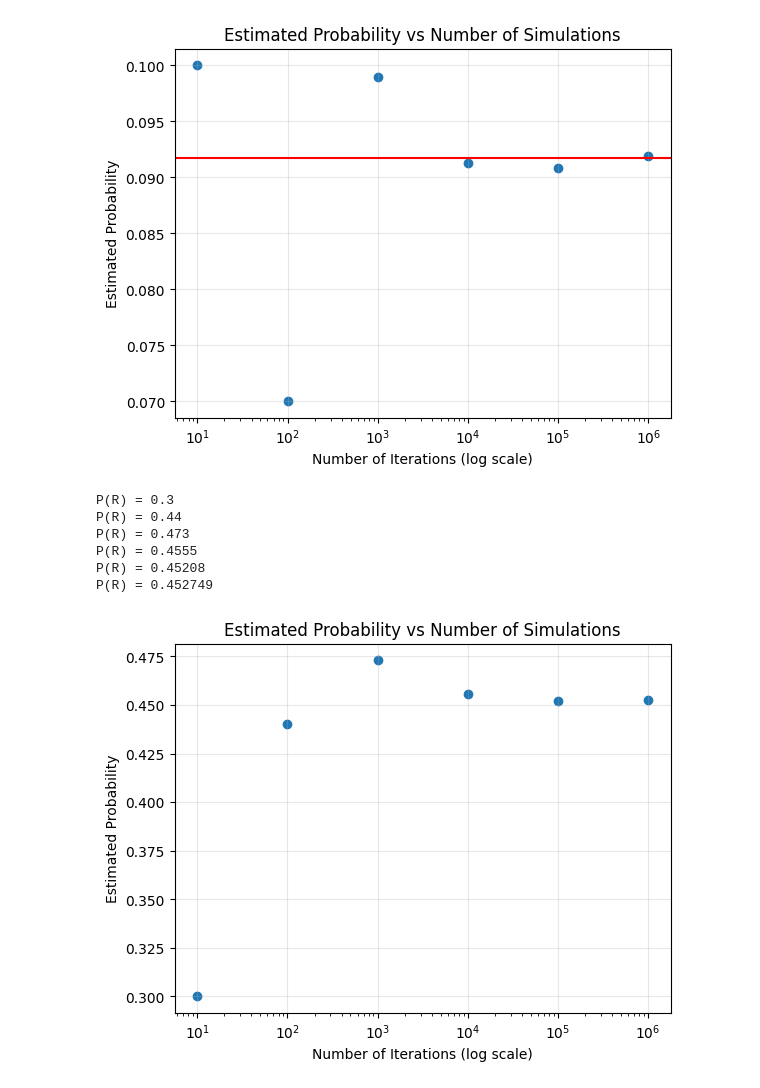
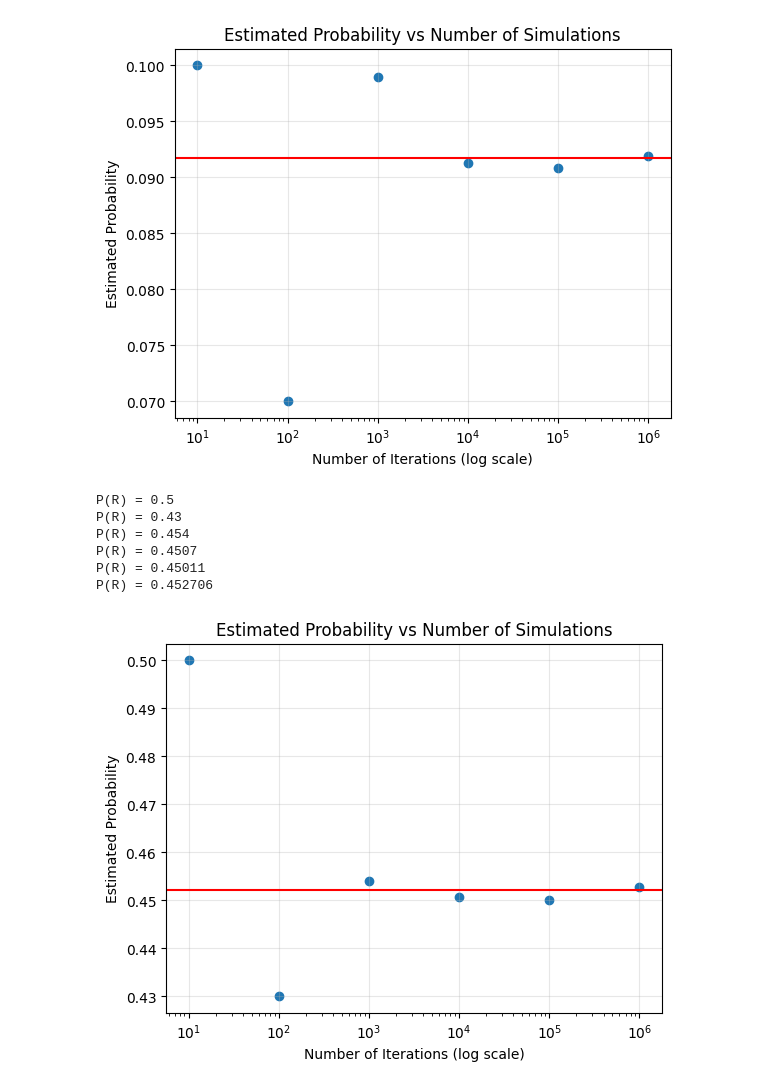
Before and after one commit to Kymapo/OR760, a Jupyter notebook: OR760 HW1.ipynb, the cells around one changed output. Drawn from its saved outputs; the diff is of its cells as text; code cells hidden in the pictures.

Commit message:
P5 Plots

```diff
--- a/OR760 HW1.ipynb
+++ b/OR760 HW1.ipynb
@@ -123,32 +125,32 @@ P(R) = 0.091871
 # %%
 sims = [10**i for i in range(1, 7)]  # 10, 100, 1000, 10000, 100000, 1000000
 probabilities = []
 for i in range(len(sims)):
     fail_count = 0
     for sim in range(sims[i]):
         item, fail = two_stage_screen(0.5)
         if fail:
             fail_count += 1
             #print(f"Item: {item}, Failed screening: {fail}")
 
     probabilities.append(fail_count / sims[i])
     print(f"P(R) = {fail_count / sims[i]}")
 
 # Plotting estimated probabilities vs number of iterations
 plt.figure(1)
 plt.scatter(sims, probabilities)
-#plt.axhline(y=0.09169, color='r', label='Analytical P(R)')
+plt.axhline(y=0.45205, color='r', label='Analytical P(R)') # Calculated analytically
 plt.xscale('log')
 plt.xlabel('Number of Iterations (log scale)')
 plt.ylabel('Estimated Probability')
 plt.title('Estimated Probability vs Number of Simulations')
 plt.grid(True, alpha=0.3)
 plt.show()
 # %% [output]
-P(R) = 0.3
-P(R) = 0.44
-P(R) = 0.473
-P(R) = 0.4555
-P(R) = 0.45208
-P(R) = 0.452749
+P(R) = 0.5
+P(R) = 0.43
+P(R) = 0.454
+P(R) = 0.4507
+P(R) = 0.45011
+P(R) = 0.452706
-[figure, old version]
+[figure, new version]
```
Also changed, not shown: parts of 3 cells of this notebook.
